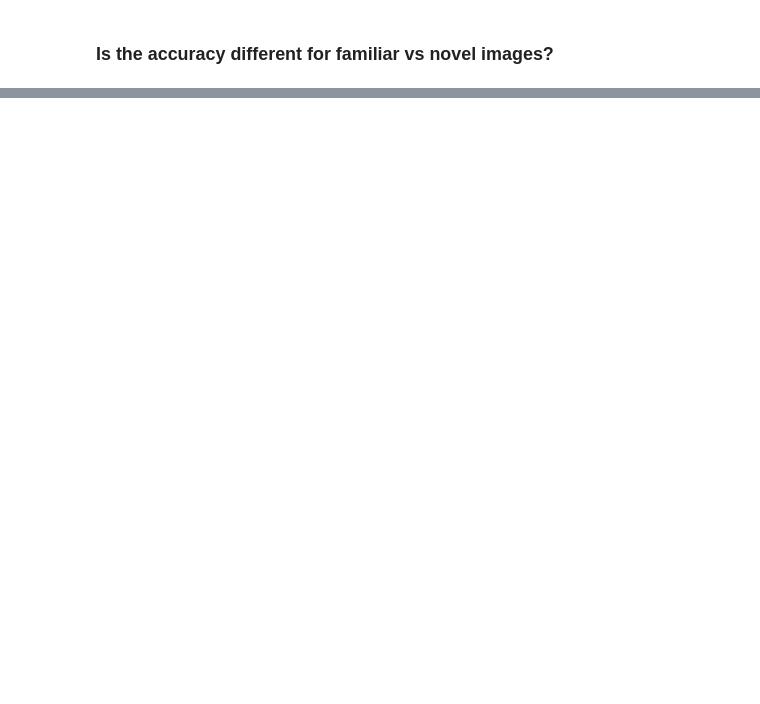
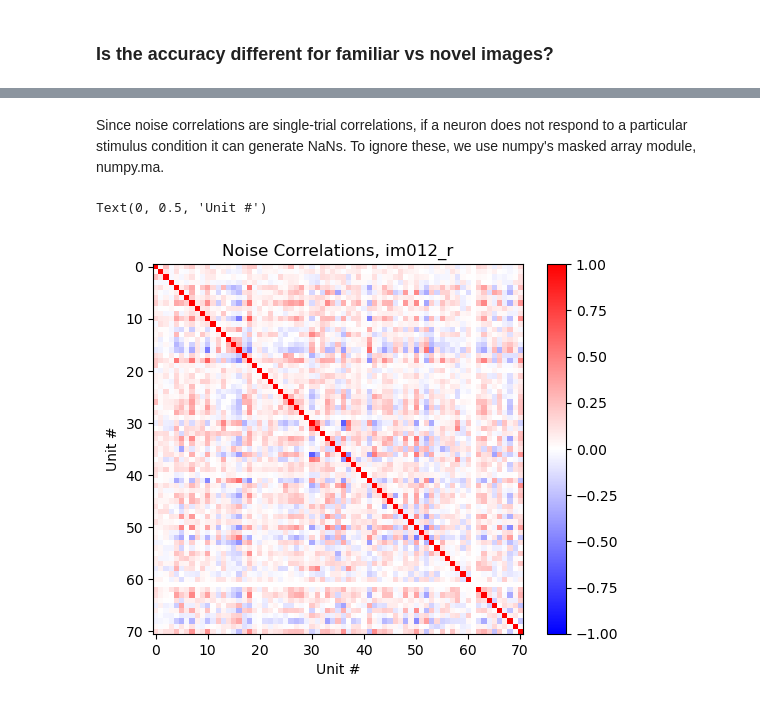
Before and after one commit to mattjdavis/SWDB_2024_Physiology, a Jupyter notebook: code/workshop_2_population_coding.ipynb, the cells around one changed output, grey strips where cells are left out. Cells and saved outputs as stored; diff of their text form; code cells hidden in the pictures; blank space fills up the shorter version.

```diff
--- a/code/workshop_2_population_coding.ipynb
+++ b/code/workshop_2_population_coding.ipynb
@@ -524,0 +657,22 @@ for iu, unit in area_units.iterrows():
+# %% [markdown]
+Since noise correlations are single-trial correlations, if a neuron does not respond to a particular stimulus condition it can generate NaNs. To ignore these, we use numpy's masked array module, numpy.ma.
+# %%
+noise_correlations = np.zeros((len(conditions), num_units, num_units)) # initialize the noise correlation matrix for each stimulus condition
+
+for i, condition in enumerate(conditions):
+    condition_idx = np.where(labels == condition)
+    responses_condition = responses[condition_idx]
+    responses_condition = np.ma.masked_invalid(responses_condition)
+
+    noise_correlations[i] = np.ma.corrcoef(responses_condition.T)
+# %%
+plot_condition_idx = 0
+
+plt.imshow(noise_correlations[plot_condition_idx], cmap='bwr', clim=(-1,1))
+plt.colorbar()
+plt.title('Noise Correlations, {}'.format(conditions[plot_condition_idx]))
+plt.xlabel('Unit #')
+plt.ylabel('Unit #')
+# %% [output]
+Text(0, 0.5, 'Unit #')
+[figure, added]
```
Also changed, not shown: parts of 58 cells of this notebook.
